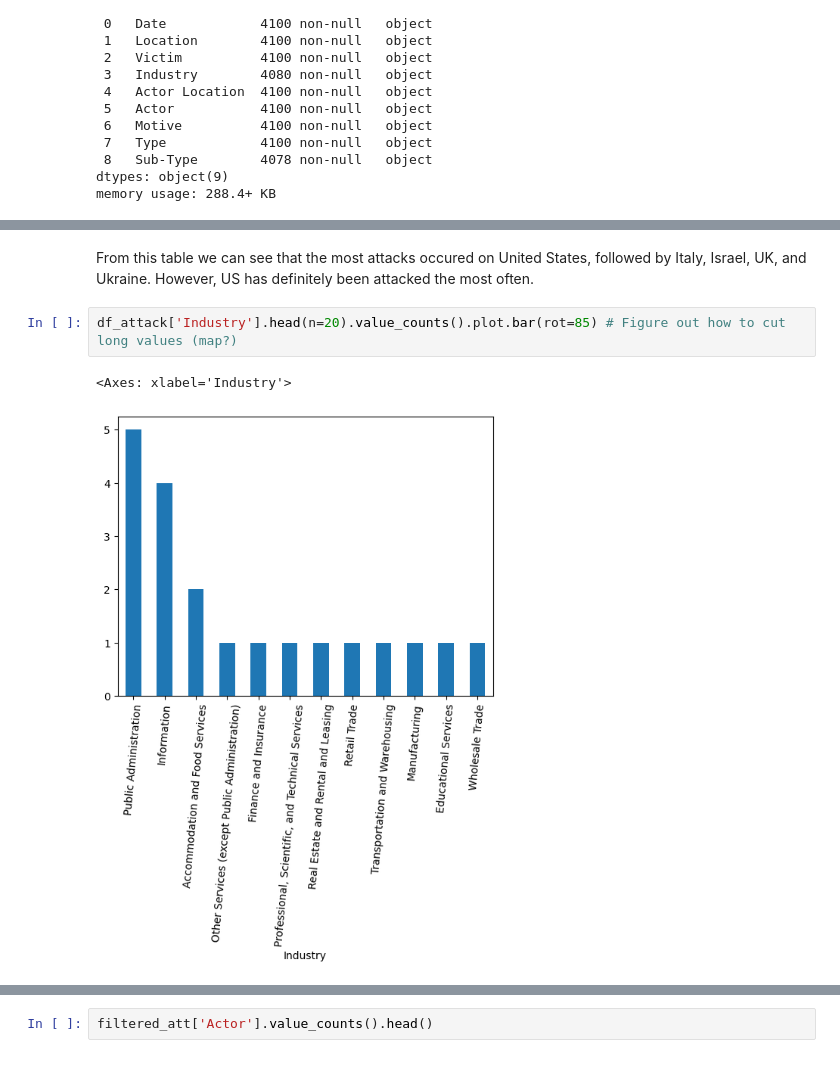
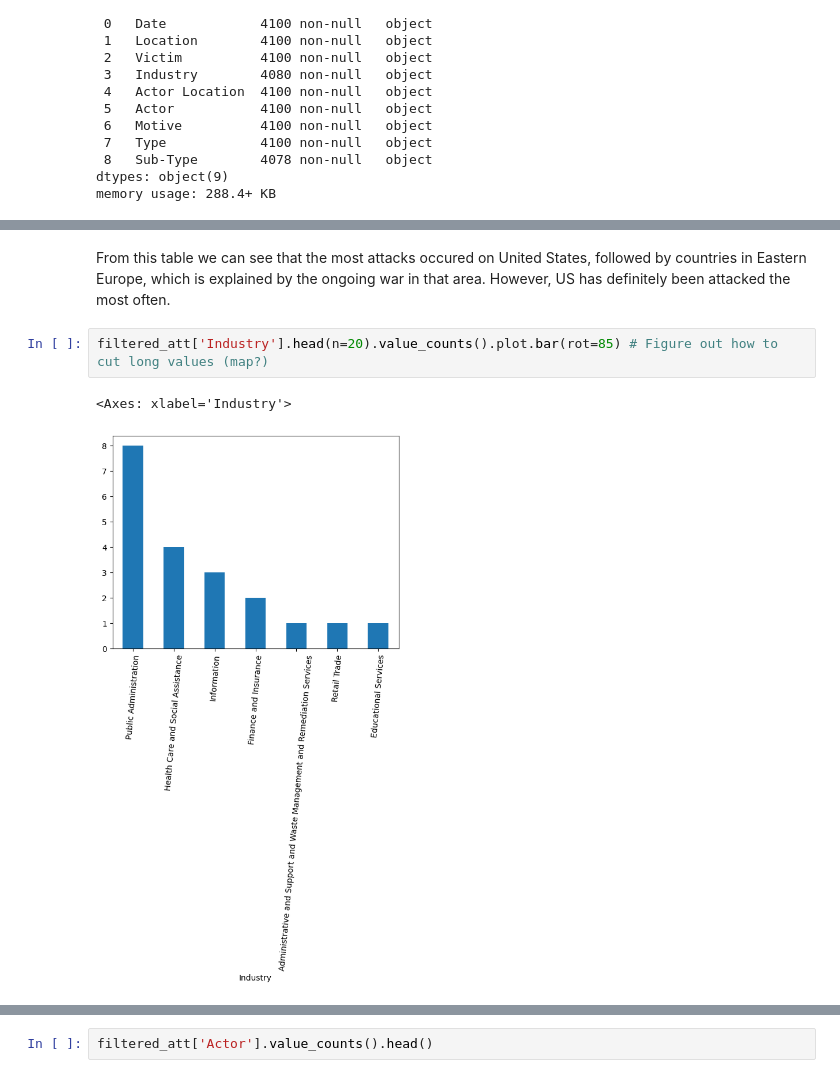
Before and after one commit to Sof0-0/CMPS3160_Project_CyberAttacks, a Jupyter notebook: DSProject.ipynb, the cells around one changed output, grey strips where cells are left out. Drawn from its saved outputs; the diff is of its cells as text.

```diff
--- a/DSProject.ipynb
+++ b/DSProject.ipynb
@@ -328,7 +346,7 @@ df_attack['Location'].value_counts().head().plot.bar(rot=80) # Figure out how to
 # %% [markdown]
-From this table we can see that the most attacks occured on United States, followed by Italy, Israel, UK, and Ukraine. However, US has definitely been attacked the most often.
+From this table we can see that the most attacks occured on United States, followed by countries in Eastern Europe, which is explained by the ongoing war in that area. However, US has definitely been attacked the most often.
 # %%
-df_attack['Industry'].head(n=20).value_counts().plot.bar(rot=85) # Figure out how to cut long values (map?)
+filtered_att['Industry'].head(n=20).value_counts().plot.bar(rot=85) # Figure out how to cut long values (map?)
 # %% [output]
 <Axes: xlabel='Industry'>
-[figure, old version]
+[figure, new version]
```
Also changed, not shown: parts of 16 cells of this notebook.
